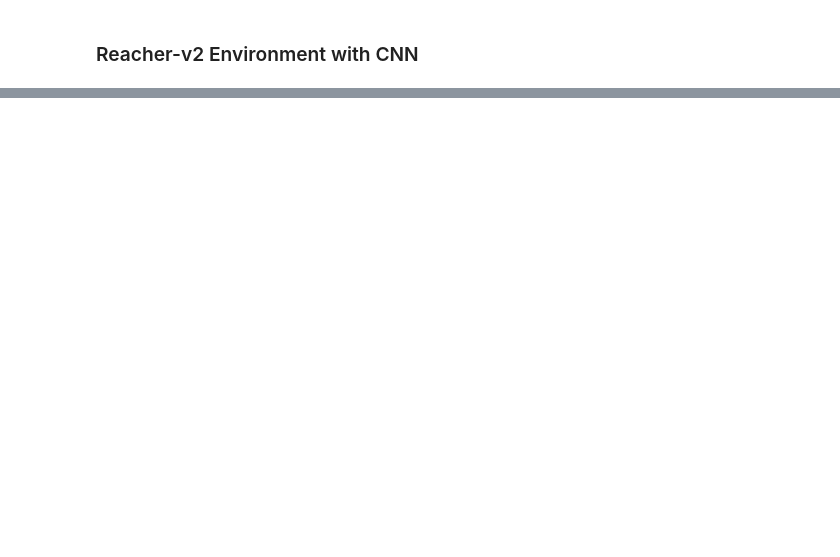
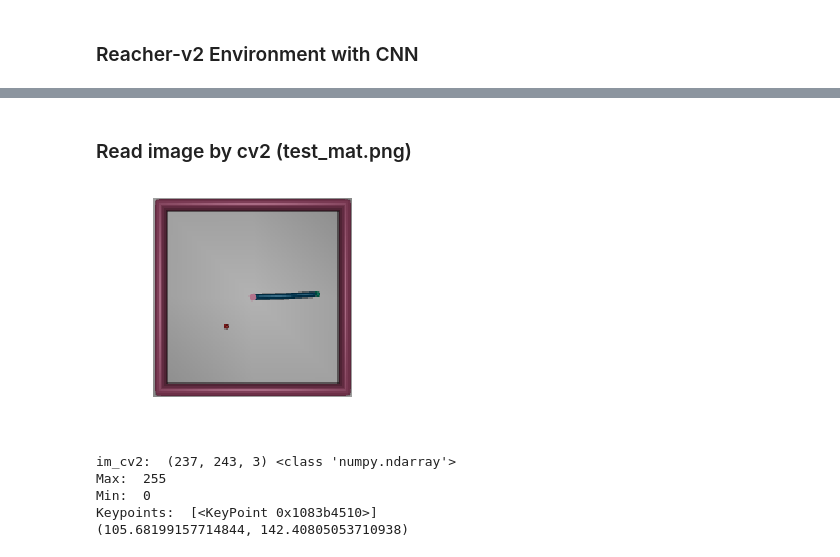
Before and after one commit to chingandy/rl_robotic_manipu, a Jupyter notebook: gym/examples/reacher-v2-cnn.ipynb, the cells around one changed output, grey strips where cells are left out. Cells and saved outputs as stored; diff of their text form; code cells hidden in the pictures; blank space fills up the shorter version.

```diff
--- a/gym/examples/reacher-v2-cnn.ipynb
+++ b/gym/examples/reacher-v2-cnn.ipynb
@@ -369,0 +409,31 @@ NameError: name 'images' is not defined
+# %% [markdown]
+### Read image by cv2 (test_mat.png)
+# %%
+# im_cv2 = state
+# im_cv2[120:127,:,0] = [255]*128
+# im_cv2[120:127,:,1] = [255]*128
+# im_cv2[120:127,:,2] = [255]*128
+
+# im_cv2 = cv2.imread("test_cv2.png")
+# im_cv2 = cv2.cvtColor(im_cv2, cv2.COLOR_BGR2RGB, 1);
+im_cv2 = cv2.imread("test_mat.png")
+im_cv2 = cv2.cvtColor(im_cv2, cv2.COLOR_BGR2RGB, 1);
+%matplotlib inline
+plt.axis('off')
+plt.imshow(im_cv2)
+plt.show()
+detector = cv2.SimpleBlobDetector_create()
+print("im_cv2: ", im_cv2.shape, type(im_cv2))
+print("Max: ", im_cv2.max())
+print("Min: ", im_cv2.min())
+keypoints = detector.detect(im_cv2)
+print("Keypoints: ", keypoints)
+if keypoints:
+    print(keypoints[0].pt)
+# %% [output]
+[figure, added]
+im_cv2:  (237, 243, 3) <class 'numpy.ndarray'>
+Max:  255
+Min:  0
+Keypoints:  [<KeyPoint 0x1083b4510>]
+(105.68199157714844, 142.40805053710938)
```
Also changed, not shown: parts of 26 cells of this notebook, 34 other files.
